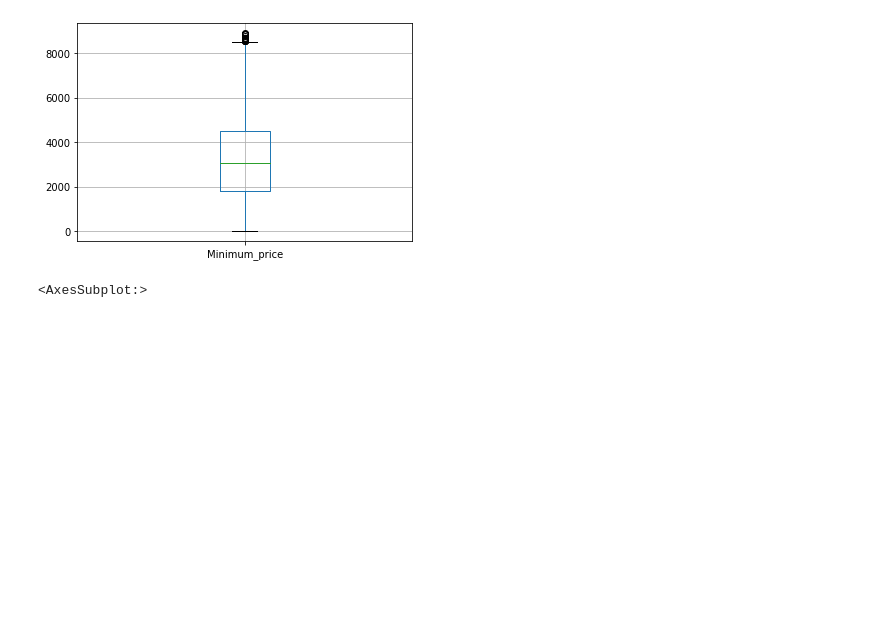
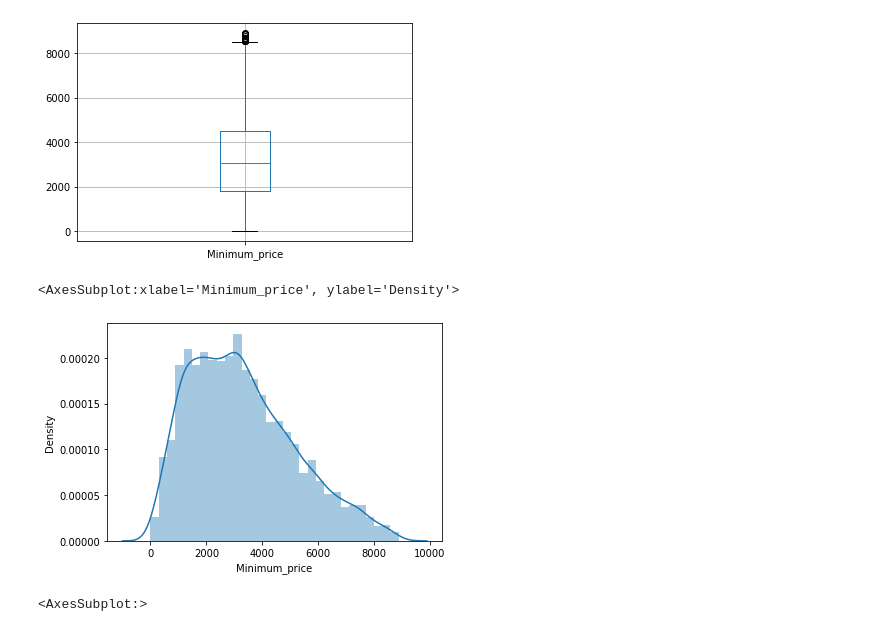
Before and after one commit to Mega-Barrel/Machine-Learning-Carnival-Wars, a Jupyter notebook: Outlier_Removal.ipynb, the cells around one changed output. Saved outputs shown, nothing was run; the diff lists cells and outputs as text; code cells hidden in the pictures; blank space fills up the shorter version.

```diff
--- a/Outlier_Removal.ipynb
+++ b/Outlier_Removal.ipynb
@@ -115,6 +120,11 @@ train_df.boxplot(column='Minimum_price')
 # %% [output]
 <AxesSubplot:>
 [figure]
+# %%
+sns.distplot(train_df['Minimum_price'])
+# %% [output]
+<AxesSubplot:xlabel='Minimum_price', ylabel='Density'>
+[figure, added]
 # %%
 train_df.boxplot(column='charges_1')
 # %% [output]
```
Also changed, not shown: parts of 5 cells of this notebook.
